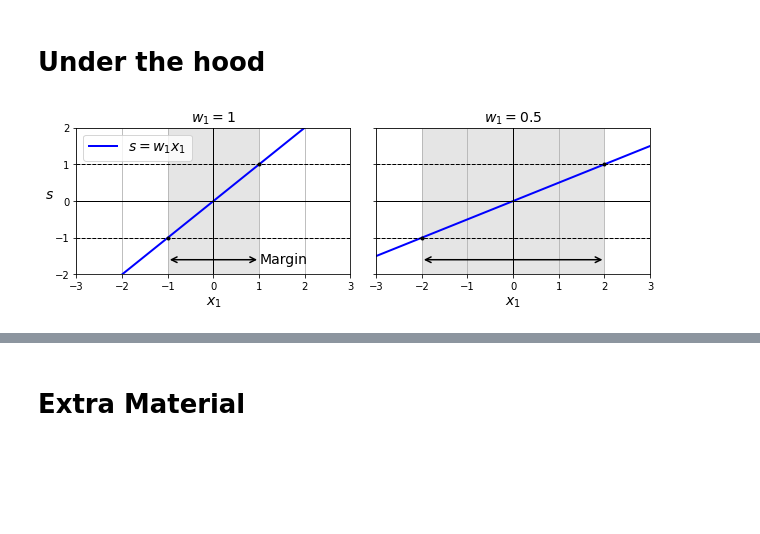
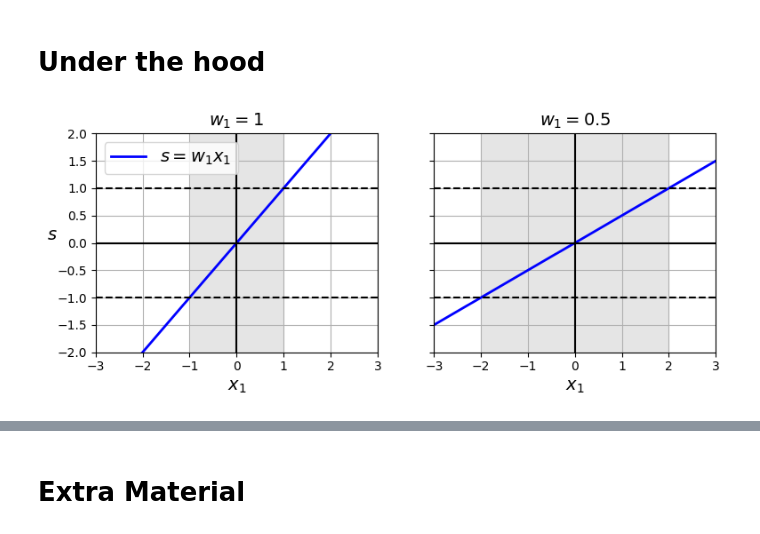
Before and after one commit to Sravan5452/Capabl, a Jupyter notebook: 05_support_vector_machines.ipynb, the cells around one changed output, grey strips where cells are left out. Saved outputs shown, nothing was run; the diff lists cells and outputs as text; code cells hidden in the pictures; blank space fills up the shorter version.

```diff
--- a/05_support_vector_machines.ipynb
+++ b/05_support_vector_machines.ipynb
@@ -844,46 +881,48 @@ NameError: name 'save_fig' is not defined
 # %% [markdown]
 # Under the hood
 # %%
-# extra code – this cell generates and saves Figure 5–12
-
+import matplotlib.pyplot as plt
+import numpy as np
 import matplotlib.patches as patches
 
 def plot_2D_decision_function(w, b, ylabel=True, x1_lim=[-3, 3]):
     x1 = np.linspace(x1_lim[0], x1_lim[1], 200)
-    y = w * x1 + b
-    half_margin = 1 / w
+    s = w * x1 + b
+    half_margin = 1 / w  # important: margin depends on 1 / w
 
-    plt.plot(x1, y, "b-", linewidth=2, label=r"$s = w_1 x_1$")
-    plt.axhline(y=0, color='k', linewidth=1)
-    plt.axvline(x=0, color='k', linewidth=1)
-    rect = patches.Rectangle((-half_margin, -2), 2 * half_margin, 4,
-                             edgecolor='none', facecolor='gray', alpha=0.2)
+    plt.plot(x1, s, "b-", linewidth=2, label=r"$s = w_1 x_1$")
+    plt.axhline(y=0, color='k')
+    plt.axvline(x=0, color='k')
+
+    # grey region shows margin area
+    rect = patches.Rectangle((-half_margin, -2),
+                             2 * half_margin, 4,
+                             edgecolor='none',
+                             facecolor='gray',
+                             alpha=0.2)
     plt.gca().add_patch(rect)
-    plt.plot([-3, 3], [1, 1], "k--", linewidth=1)
-    plt.plot([-3, 3], [-1, -1], "k--", linewidth=1)
-    plt.plot(half_margin, 1, "k.")
-    plt.plot(-half_margin, -1, "k.")
+
+    plt.plot([-3, 3], [1, 1], "k--")
+    plt.plot([-3, 3], [-1, -1], "k--")
+
     plt.axis(x1_lim + [-2, 2])
     plt.xlabel("$x_1$")
     if ylabel:
-        plt.ylabel("$s$", rotation=0, labelpad=5)
+        plt.ylabel("$s$", rotation=0)
         plt.legend()
-        plt.text(1.02, -1.6, "Margin", ha="left", va="center", color="k")
 
-    plt.annotate(
-        '', xy=(-half_margin, -1.6), xytext=(half_margin, -1.6),
-        arrowprops={'ec': 'k', 'arrowstyle': '<->', 'linewidth': 1.5}
-    )
     plt.title(f"$w_1 = {w}$")
 
 fig, axes = plt.subplots(ncols=2, figsize=(9, 3.2), sharey=True)
+
 plt.sca(axes[0])
 plot_2D_decision_function(1, 0)
 plt.grid()
+
 plt.sca(axes[1])
 plot_2D_decision_function(0.5, 0, ylabel=False)
 plt.grid()
-save_fig("small_w_large_margin_plot")
+
 plt.show()
 # %% [output]
-[figure, old version]
+[figure, new version]
```
Also changed, not shown: parts of 38 cells of this notebook.
